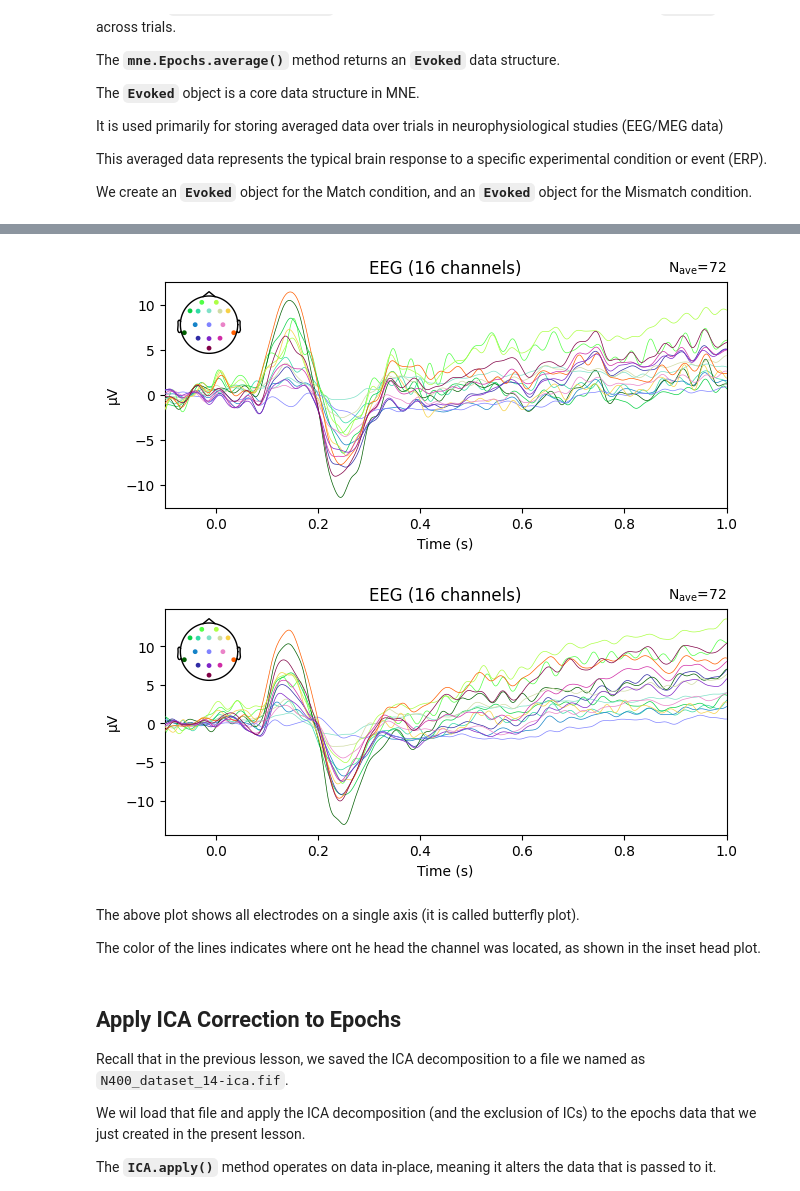
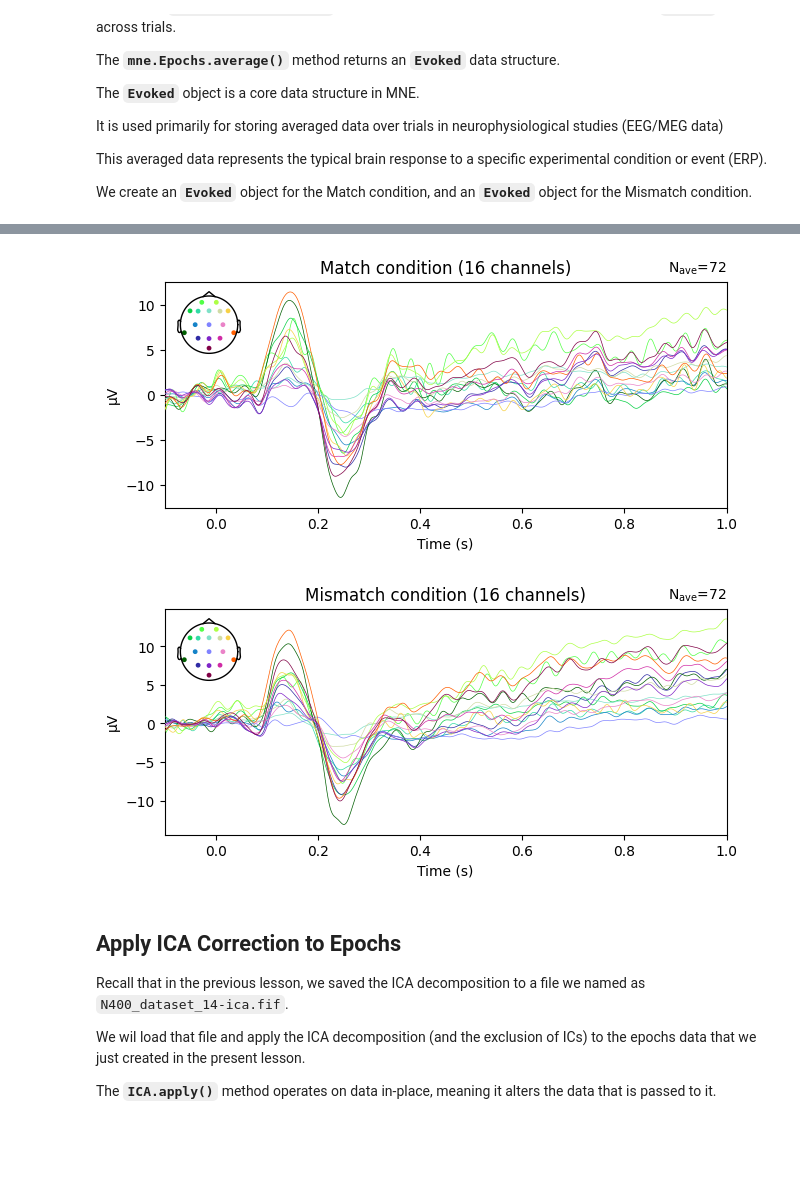
Before and after one commit to tariqzahratahdi/NeuralDataScience, a Jupyter notebook: course_eeg_segmentation_into_erp_epochs.ipynb, the cells around one changed output, grey strips where cells are left out. Drawn from its saved outputs; the diff is of its cells as text; code cells hidden in the pictures; blank space fills up the shorter version.

```diff
--- a/course_eeg_segmentation_into_erp_epochs.ipynb
+++ b/course_eeg_segmentation_into_erp_epochs.ipynb
@@ -528,16 +536,12 @@ evoked_mismatch = epochs['Mismatch'].average()
 # %%
-# plot average ERP across Match and Mismatch epochs
-evoked_match.plot();
+# plot average ERP across Match epochs
+evoked_match.plot(titles='Match condition');
 
-# plot average ERP across Mismatch and Mismatch epochs
-evoked_mismatch.plot();
+# plot average ERP across Mismatch epochs
+evoked_mismatch.plot(titles='Mismatch condition');
 # %% [output]
-[figure, old version]
+[figure, new version]
-[figure, old version]
+[figure, new version]
-# %% [markdown]
-The above plot shows all electrodes on a single axis (it is called butterfly plot).
-
-The color of the lines indicates where ont he head the channel was located, as shown in the inset head plot.
 # %% [markdown]
 ## Apply ICA Correction to Epochs
 
```
Also changed, not shown: parts of 1 cell of this notebook.
